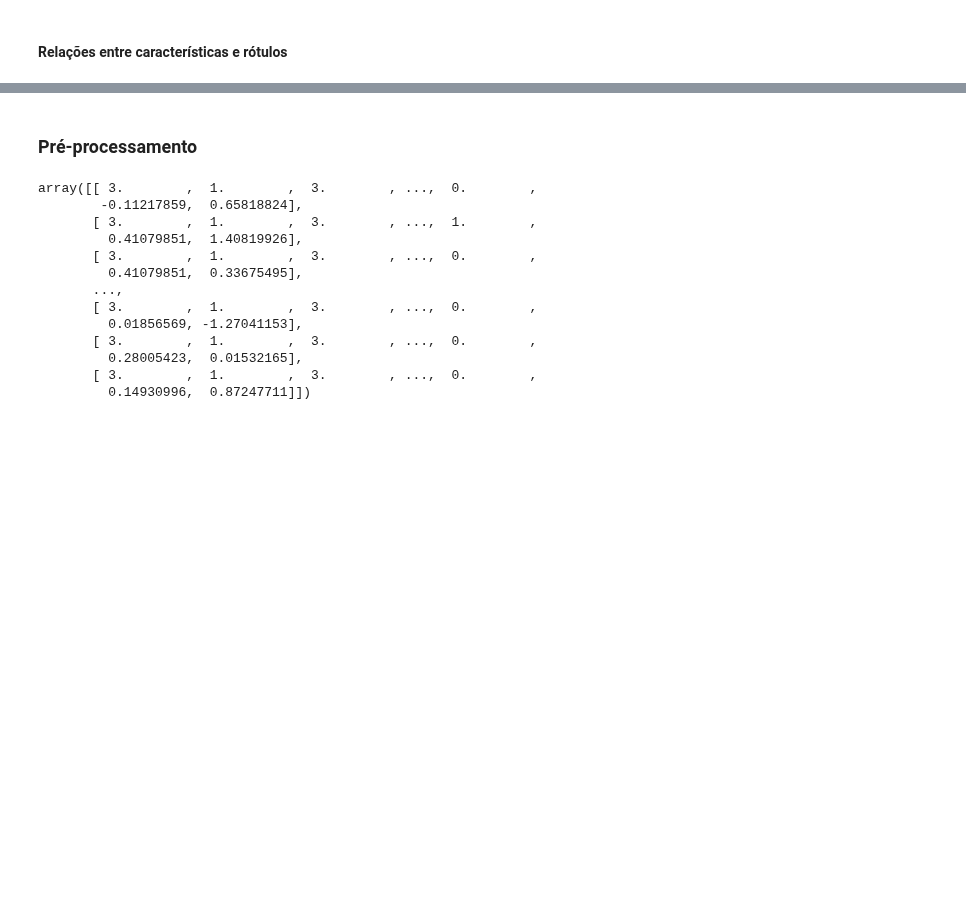
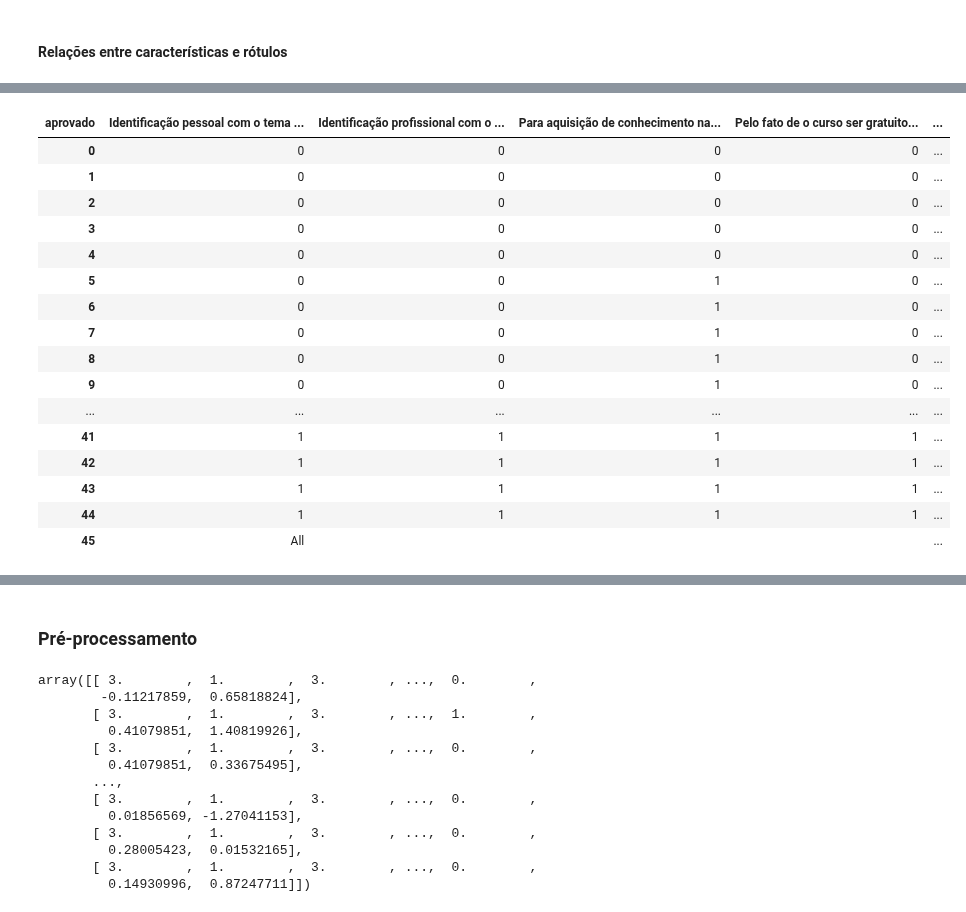
Before and after one commit to usr-bin32/data-mining-assignments, a Jupyter notebook: p6/notebook.ipynb, the cells around one changed output, grey strips where cells are left out. Saved outputs shown, nothing was run; the diff lists cells and outputs as text; code cells hidden in the pictures; blank space fills up the shorter version.

```diff
--- a/p6/notebook.ipynb
+++ b/p6/notebook.ipynb
@@ -22,7 +23,7 @@ from sklearn.tree import DecisionTreeClassifier
 def preprocess(df: pd.DataFrame, cols_ord=[], cats_ord=[], cols_nom=[], cols_num=[]):
     cols_ord_ = list(set(cols_ord) & set(df.columns))
     cats_ord_ = [cats_ord[cols_ord.index(col)] for col in cols_ord_]
-    cols_nom_ = list(set(cols_nom) & set(df.columns))
+    cols_nom_ = list((set(cols_nom)) & set(df.columns))
     cols_num_ = list(set(cols_num) & set(df.columns))
 
     transformers = []
@@ -77,6 +78,14 @@ def search(X, y, path=None, read_cache=True, n_jobs=-1):
                 pickle.dump(results, file)
 
     return results
+
+
+def cross_analysis(df, cols, margins=True, normalize=True):
+    ctab = pd.crosstab([df[col] for col in cols], df["aprovado"], margins=margins)
+    if normalize:
+        ctab["Não"] = ctab["Não"] / ctab["All"]
+        ctab["Sim"] = ctab["Sim"] / ctab["All"]
+    return ctab
 # %% [markdown]
 ### Carregamento dos dados
 # %%
@@ -96,0 +187,12 @@ df_modulo2 = pd.read_csv("data/trabalho5_dados_ateh_modulo2_4.csv")
+# %%
+cols = [
+    "Identificação pessoal com o tema (motivopart)",
+    "Identificação profissional com o tema (motivopart)",
+    "Para aquisição de conhecimento na área (motivopart)",
+    "Pelo fato de o curso ser gratuito (motivopart)",
+    "Pelo fato de o curso estar vinculado à Universidade (motivopart)",
+    "Por ser um curso à distância (motivopart)",
+    "Por ser uma oportunidade de formação continuada (motivopart)",
+]
+for col in cols:
+    display(cross_analysis(df_sociais, [col]))
@@ -96,0 +235,20 @@ df_modulo2 = pd.read_csv("data/trabalho5_dados_ateh_modulo2_4.csv")
+# %%
+display(cross_analysis(df_sociais, cols).reset_index())
+# %% [output]
+| aprovado | Identificação pessoal com o tema ... | Identificação profissional com o ... | Para aquisição de conhecimento na... | Pelo fato de o curso ser gratuito... | ... |
+| 0 | 0 | 0 | 0 | 0 | ... |
+| 1 | 0 | 0 | 0 | 0 | ... |
+| 2 | 0 | 0 | 0 | 0 | ... |
+| 3 | 0 | 0 | 0 | 0 | ... |
+| 4 | 0 | 0 | 0 | 0 | ... |
+| 5 | 0 | 0 | 1 | 0 | ... |
+| 6 | 0 | 0 | 1 | 0 | ... |
+| 7 | 0 | 0 | 1 | 0 | ... |
+| 8 | 0 | 0 | 1 | 0 | ... |
+| 9 | 0 | 0 | 1 | 0 | ... |
+| ... | ... | ... | ... | ... | ... |
+| 41 | 1 | 1 | 1 | 1 | ... |
+| 42 | 1 | 1 | 1 | 1 | ... |
+| 43 | 1 | 1 | 1 | 1 | ... |
+| 44 | 1 | 1 | 1 | 1 | ... |
+| 45 | All |  |  |  | ... |
```
Also changed, not shown: parts of 35 cells of this notebook.
